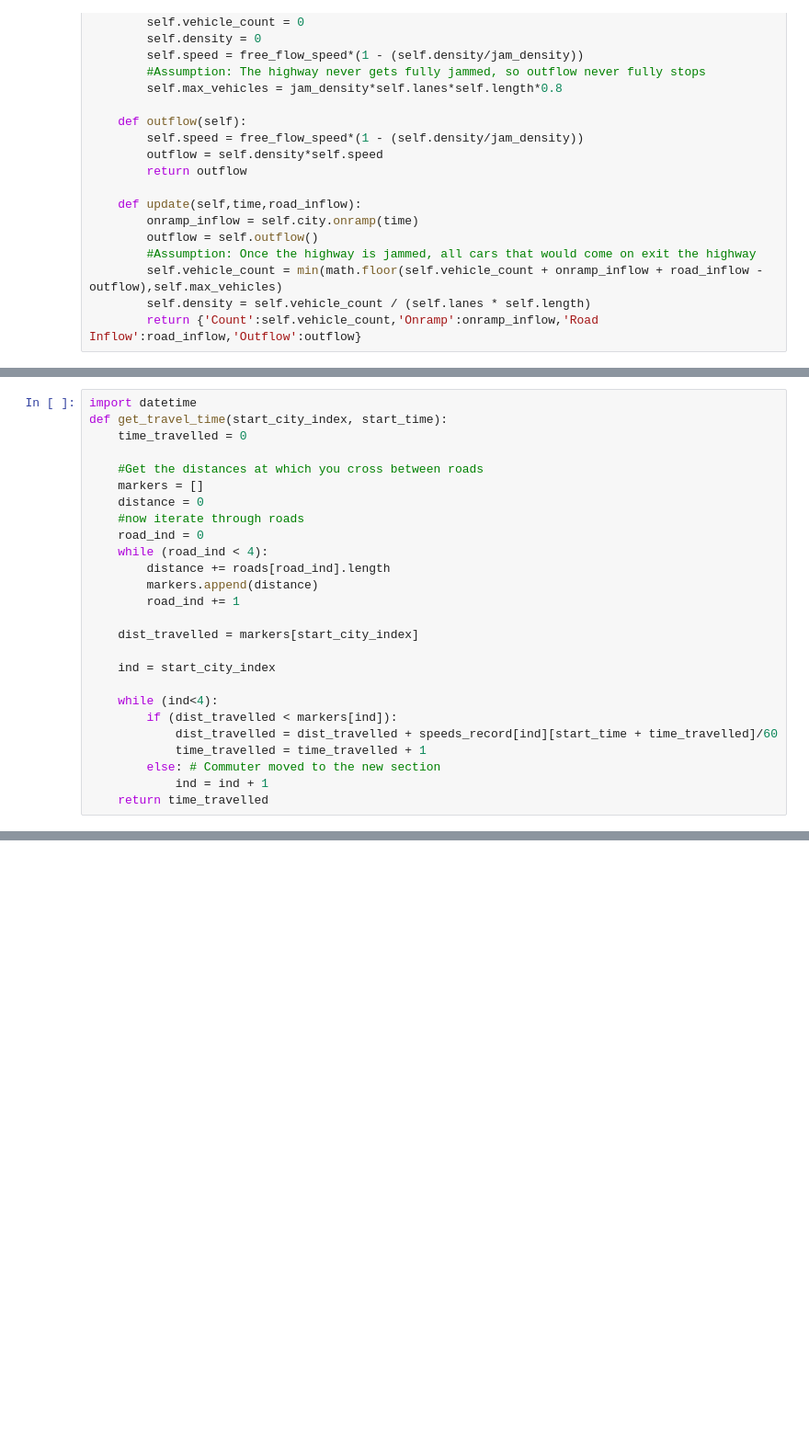
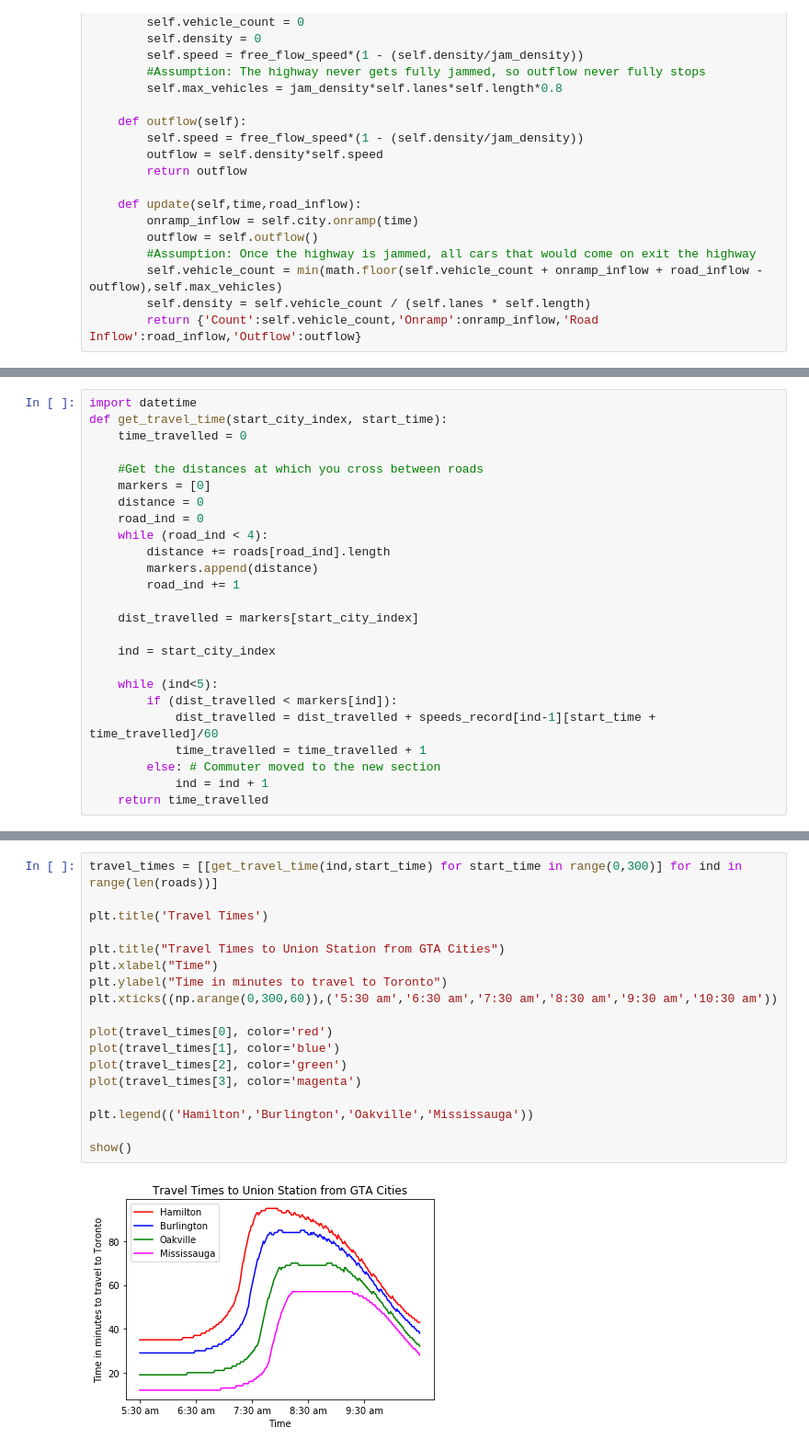
Before and after one commit to MelvilleDylan/TrafficModelling, a Jupyter notebook: Attempt1.ipynb, the cells around one changed output, grey strips where cells are left out. Shown at 92% size. Cells and saved outputs as stored; diff of their text form; blank space fills up the shorter version.

```diff
--- a/Attempt1.ipynb
+++ b/Attempt1.ipynb
@@ -155,9 +155,8 @@ def get_travel_time(start_city_index, start_time):
     time_travelled = 0
 
     #Get the distances at which you cross between roads
-    markers = []
+    markers = [0]
     distance = 0
-    #now iterate through roads
     road_ind = 0
     while (road_ind < 4):
         distance += roads[road_ind].length
@@ -168,9 +167,9 @@ def get_travel_time(start_city_index, start_time):
 
     ind = start_city_index
 
-    while (ind<4):
+    while (ind<5):
         if (dist_travelled < markers[ind]):
-            dist_travelled = dist_travelled + speeds_record[ind][start_time + time_travelled]/60
+            dist_travelled = dist_travelled + speeds_record[ind-1][start_time + time_travelled]/60
             time_travelled = time_travelled + 1
         else: # Commuter moved to the new section
             ind = ind + 1
@@ -181,0 +177,20 @@ get_travel_time(3,0)
+# %%
+travel_times = [[get_travel_time(ind,start_time) for start_time in range(0,300)] for ind in range(len(roads))]
+
+plt.title('Travel Times')
+
+plt.title("Travel Times to Union Station from GTA Cities")
+plt.xlabel("Time")
+plt.ylabel("Time in minutes to travel to Toronto")
+plt.xticks((np.arange(0,300,60)),('5:30 am','6:30 am','7:30 am','8:30 am','9:30 am','10:30 am'))
+
+plot(travel_times[0], color='red')
+plot(travel_times[1], color='blue')
+plot(travel_times[2], color='green')
+plot(travel_times[3], color='magenta')
+
+plt.legend(('Hamilton','Burlington','Oakville','Mississauga'))
+
+show()
+# %% [output]
+[figure, added]
```
Also changed, not shown: parts of 2 cells of this notebook, 1 other file.
